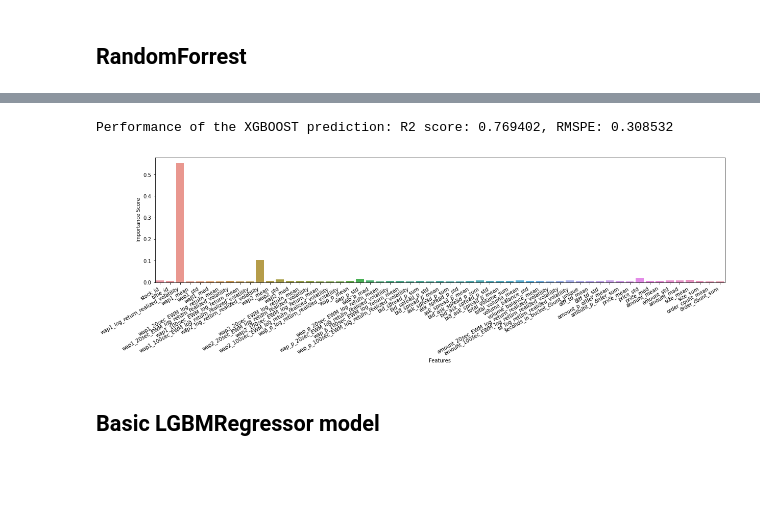
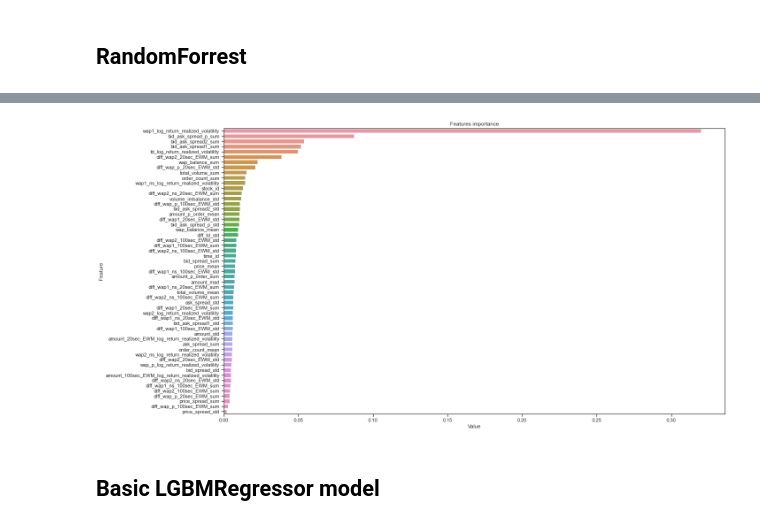
Before and after one commit to abugeia/P8_kaggle_competition, a Jupyter notebook: P8_kaggle_competition.ipynb, the cells around one changed output, grey strips where cells are left out. Cells and saved outputs as stored; diff of their text form; code cells hidden in the pictures; blank space fills up the shorter version.

```diff
--- a/P8_kaggle_competition.ipynb
+++ b/P8_kaggle_competition.ipynb
@@ -905,5 +1140,8 @@ if not(fast):
 # %%
 if not(fast):
-    rf_opt.fit(X_train, y_train)
-    evaluate('RandomForrest', rf_opt, dic_eval)
+    ## V17
+    # rf_opt.fit(X_train, y_train)
+    # evaluate('RandomForrest', rf_opt, dic_eval, X_test, y_test)
+
+    evaluateCV('RandomForrest', rf_opt, dic_eval, X_train, y_train)
 # %% [output]
@@ -913,17 +1152,29 @@ Performance of the RandomForrest prediction: R2 score: 0.806049, RMSPE: 0.276401
 # %%
+## Old function
+# def plot_feature_importance(df_train, model):
+#     feature_importances_df = pd.DataFrame({
+#         'feature': df_train.columns,
+#         'importance_score': model.feature_importances_
+#     })
+#     fig = plt.figure(figsize=(20, 5))
+#     ax = sns.barplot(x = "feature", y = "importance_score", data = feature_importances_df)
+#     ax.set(xlabel="Features", ylabel = "Importance Score")
+#     # plt.xticks(ha='left', rotation=45)
+#     fig.autofmt_xdate(bottom=0.2, rotation=30, ha='right')
+#     plt.show()
+#     # return feature_importances_df
 
-def plot_feature_importance(df, model):
-    feature_importances_df = pd.DataFrame({
-        'feature': df.columns,
-        'importance_score': model.feature_importances_
-    })
-    fig = plt.figure(figsize=(20, 5))
-    ax = sns.barplot(x = "feature", y = "importance_score", data = feature_importances_df)
-    ax.set(xlabel="Features", ylabel = "Importance Score")
-    # plt.xticks(ha='left', rotation=45)
-    fig.autofmt_xdate(bottom=0.2, rotation=30, ha='right')
+def plot_feature_importance(df_train, model, name=None):
+
+    feature_imp = pd.DataFrame(sorted(zip(model.feature_importances_,df_train.columns)), columns=['Value','Feature'])
+
+    plt.figure(figsize=(20, 10))
+    sns.barplot(x="Value", y="Feature", data=feature_imp.sort_values(by="Value", ascending=False))
+    plt.title('Features importance')
+    plt.tight_layout()
+    if (env == 'local' or env == 'kaggle') and name is not None:
+        plt.savefig(save_path + name +'_feat_imp.png')
     plt.show()
-    # return feature_importances_df
 # %%
 if env == 'kaggle':
     xgb = XGBRegressor(tree_method='gpu_hist', random_state=42, n_jobs= - 1)
@@ -945,11 +1191,9 @@ XGBRegressor(base_score=0.5, booster='gbtree', colsample_bylevel=1,
-# %%
-evaluate('XGBOOST', xgb, dic_eval)
-# %% [output]
-Performance of the XGBOOST prediction: R2 score: 0.769402, RMSPE: 0.308532
-# %%
-plot_feature_importance(X, xgb)
-# %% [output]
-[figure, removed]
+# %%
+if not(fast):
+    xgb.fit(X_train, y_train)
+    plot_feature_importance(X_train, xgb, 'xgb')
+# %% [output]
+[figure, added]
 # %% [markdown]
 ## Basic LGBMRegressor model
 # %%
```
Also changed, not shown: parts of 160 cells of this notebook, 27 other files.
